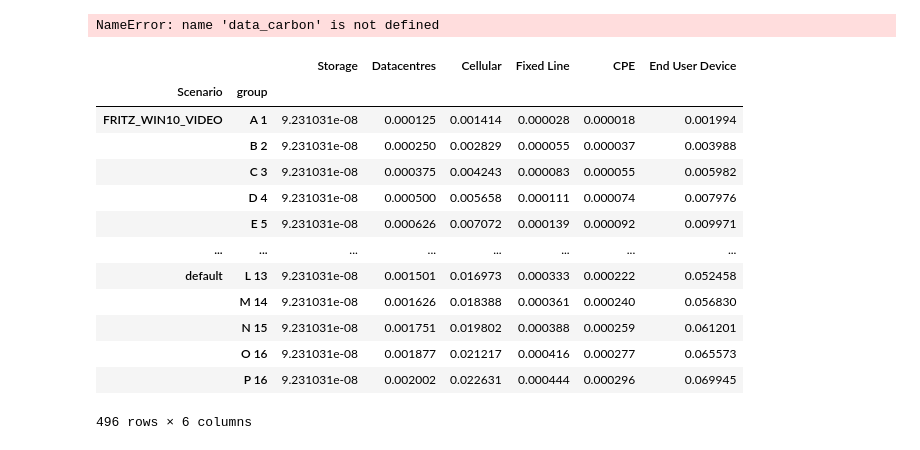
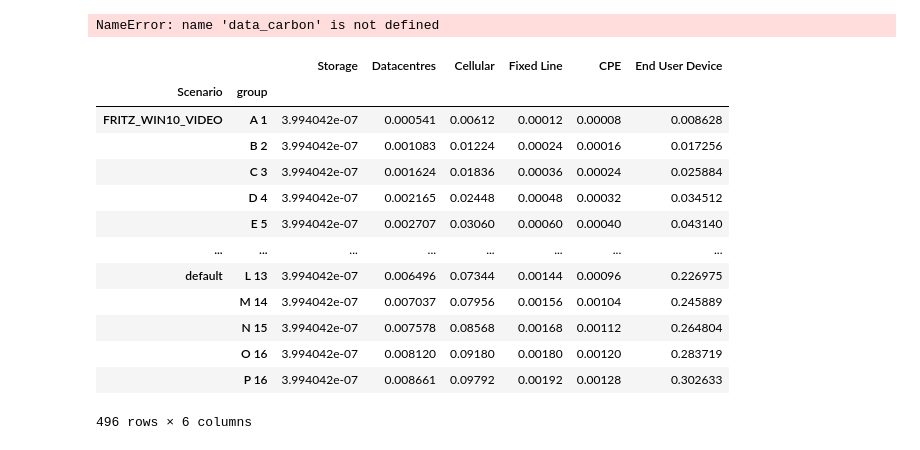
Before and after one commit to sust-cs-uob/eam-core, a Jupyter notebook: docs/ipynb/JamesPandasTesting.ipynb, the cells around one changed output. Drawn from its saved outputs; the diff is of its cells as text; code cells hidden in the pictures.

```diff
--- a/docs/ipynb/JamesPandasTesting.ipynb
+++ b/docs/ipynb/JamesPandasTesting.ipynb
@@ -384,21 +384,21 @@ NameError: name 'data_carbon' is not defined
 # %%
 import pandas as pd
 data_energy = pd.read_pickle('pickle_data/result_data_full_energy.pkl')
 data_carbon = pd.read_pickle('pickle_data/result_data_full_carbon.pkl')
 
-data_carbon
+data_energy
 # %% [output]
 |  |  | Storage | Datacentres | Cellular | Fixed Line | CPE | End User Device |
 | Scenario | group |  |  |  |  |  |  |
-| FRITZ_WIN10_VIDEO | A 1 | 9.231031e-08 | 0.000125 | 0.001414 | 0.000028 | 0.000018 | 0.001994 |
-|  | B 2 | 9.231031e-08 | 0.000250 | 0.002829 | 0.000055 | 0.000037 | 0.003988 |
-|  | C 3 | 9.231031e-08 | 0.000375 | 0.004243 | 0.000083 | 0.000055 | 0.005982 |
-|  | D 4 | 9.231031e-08 | 0.000500 | 0.005658 | 0.000111 | 0.000074 | 0.007976 |
-|  | E 5 | 9.231031e-08 | 0.000626 | 0.007072 | 0.000139 | 0.000092 | 0.009971 |
+| FRITZ_WIN10_VIDEO | A 1 | 3.994042e-07 | 0.000541 | 0.00612 | 0.00012 | 0.00008 | 0.008628 |
+|  | B 2 | 3.994042e-07 | 0.001083 | 0.01224 | 0.00024 | 0.00016 | 0.017256 |
+|  | C 3 | 3.994042e-07 | 0.001624 | 0.01836 | 0.00036 | 0.00024 | 0.025884 |
+|  | D 4 | 3.994042e-07 | 0.002165 | 0.02448 | 0.00048 | 0.00032 | 0.034512 |
+|  | E 5 | 3.994042e-07 | 0.002707 | 0.03060 | 0.00060 | 0.00040 | 0.043140 |
 | ... | ... | ... | ... | ... | ... | ... | ... |
-| default | L 13 | 9.231031e-08 | 0.001501 | 0.016973 | 0.000333 | 0.000222 | 0.052458 |
-|  | M 14 | 9.231031e-08 | 0.001626 | 0.018388 | 0.000361 | 0.000240 | 0.056830 |
-|  | N 15 | 9.231031e-08 | 0.001751 | 0.019802 | 0.000388 | 0.000259 | 0.061201 |
-|  | O 16 | 9.231031e-08 | 0.001877 | 0.021217 | 0.000416 | 0.000277 | 0.065573 |
-|  | P 16 | 9.231031e-08 | 0.002002 | 0.022631 | 0.000444 | 0.000296 | 0.069945 |
+| default | L 13 | 3.994042e-07 | 0.006496 | 0.07344 | 0.00144 | 0.00096 | 0.226975 |
+|  | M 14 | 3.994042e-07 | 0.007037 | 0.07956 | 0.00156 | 0.00104 | 0.245889 |
+|  | N 15 | 3.994042e-07 | 0.007578 | 0.08568 | 0.00168 | 0.00112 | 0.264804 |
+|  | O 16 | 3.994042e-07 | 0.008120 | 0.09180 | 0.00180 | 0.00120 | 0.283719 |
+|  | P 16 | 3.994042e-07 | 0.008661 | 0.09792 | 0.00192 | 0.00128 | 0.302633 |
 496 rows × 6 columns
```
Also changed, not shown: parts of 4 cells of this notebook, 3 other files.
